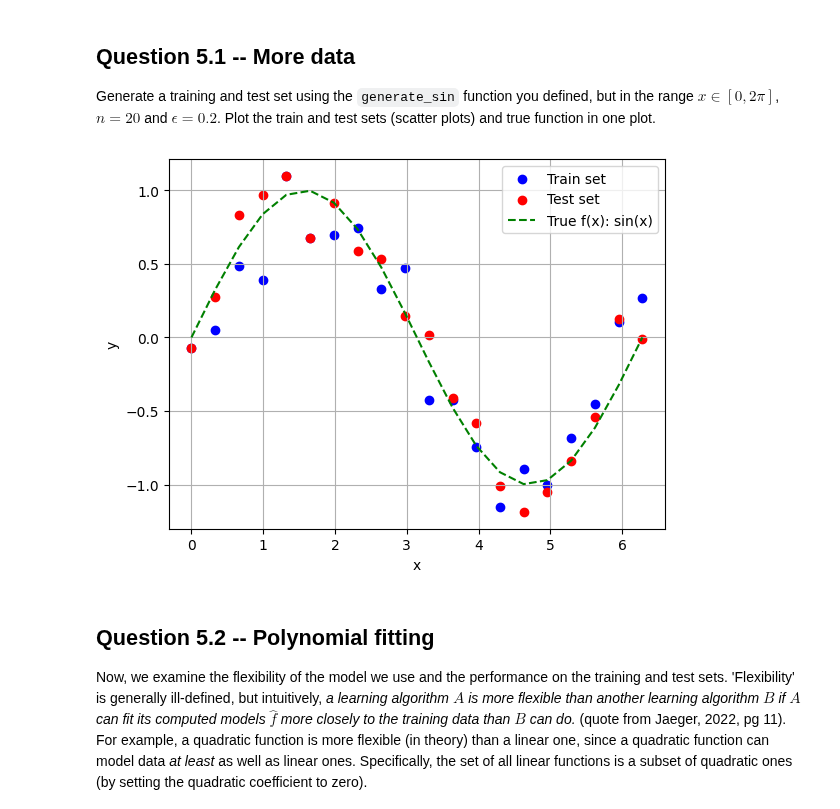
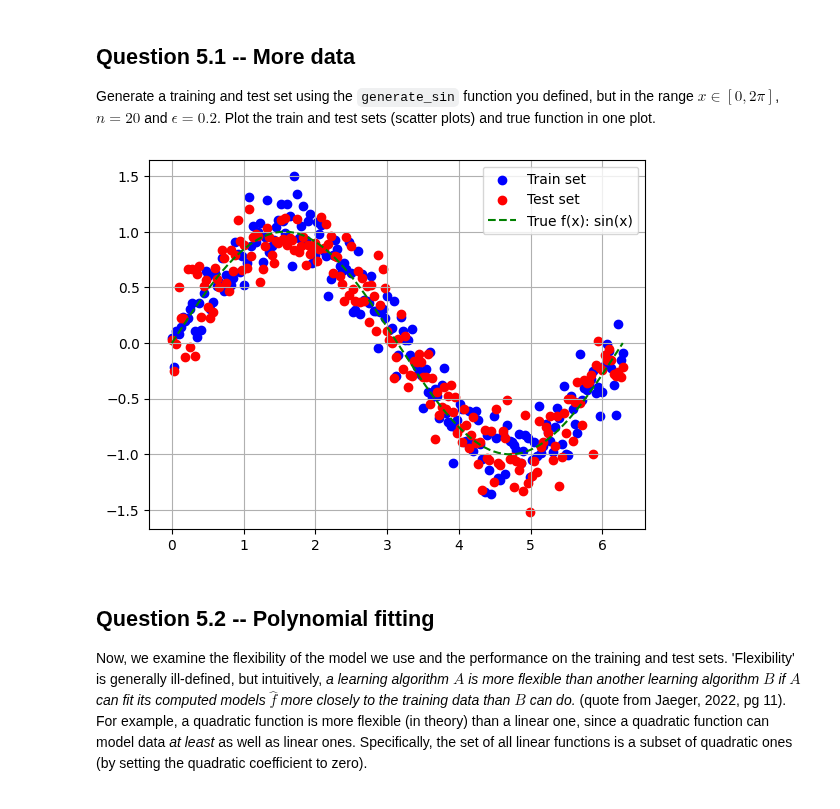
Before and after one commit to kamillaknudsen/tmdl, a Jupyter notebook: TMDL_2024_25_Assignment_1,_Qs_only.ipynb, the cells around one changed output. Drawn from its saved outputs; the diff is of its cells as text; code cells hidden in the pictures.

```diff
--- a/TMDL_2024_25_Assignment_1,_Qs_only.ipynb
+++ b/TMDL_2024_25_Assignment_1,_Qs_only.ipynb
@@ -269,26 +269,26 @@ for the epsilon, we noticed that for both training and test data sets, the MSE i
 Generate a training and test set using the `generate_sin` function you defined, but in the range $x\in[0,2\pi]$, $n=20$ and $\epsilon=0.2$. Plot the train and test sets (scatter plots) and true function in one plot.
 # %%
 # TODO: generate new data and plot
-n_samples = 20
+n_samples = 200
 epsilon = 0.2
 
 x_train = np.linspace(0, 2 * np.pi, n_samples)
 y_train = generate_sin(x_train, epsilon)
 x_test = np.linspace(0, 2 * np.pi, n_samples)
 y_test = generate_sin(x_test, epsilon)
 
 x_pure = np.linspace(0, 2 * np.pi, n_samples)
 y_pure = np.sin(x_pure)
 
 plt.scatter(x_train, y_train, label="Train set", color='blue')
 plt.scatter(x_test, y_test, label="Test set", color='red')
 
 plt.plot(x_pure, y_pure, label="True f(x): sin(x)", color='green', linestyle='--')
 plt.grid()
 plt.legend()
 plt.show()
 # %% [output]
-[figure, old version]
+[figure, new version]
 # %% [markdown]
 ## Question 5.2 -- Polynomial fitting
 
```
Also changed, not shown: parts of 7 cells of this notebook.
